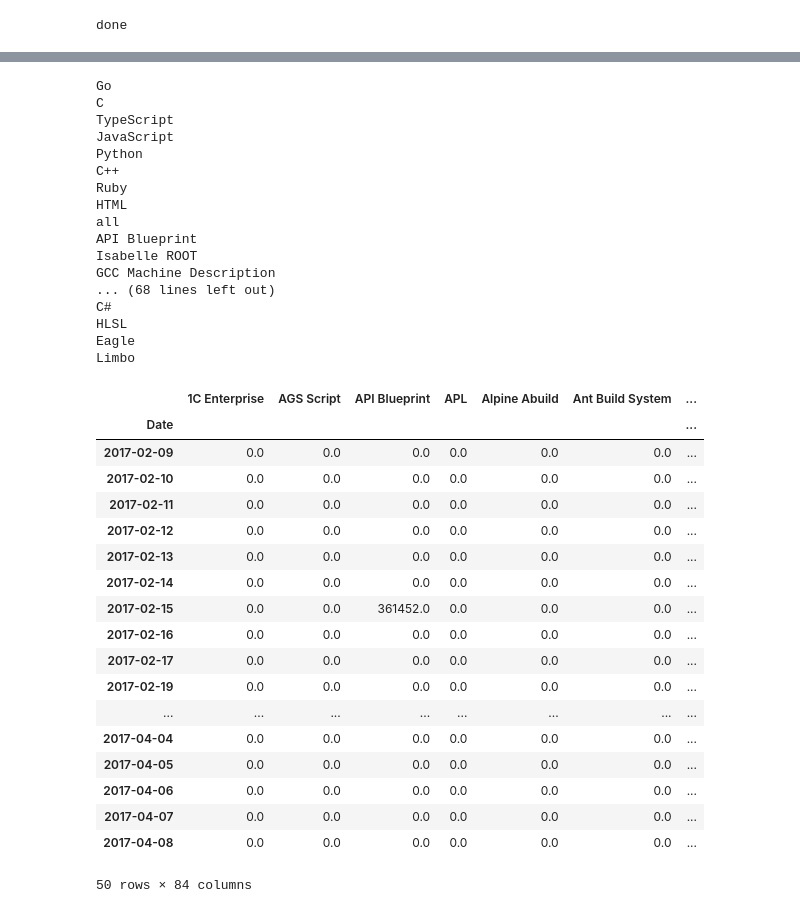
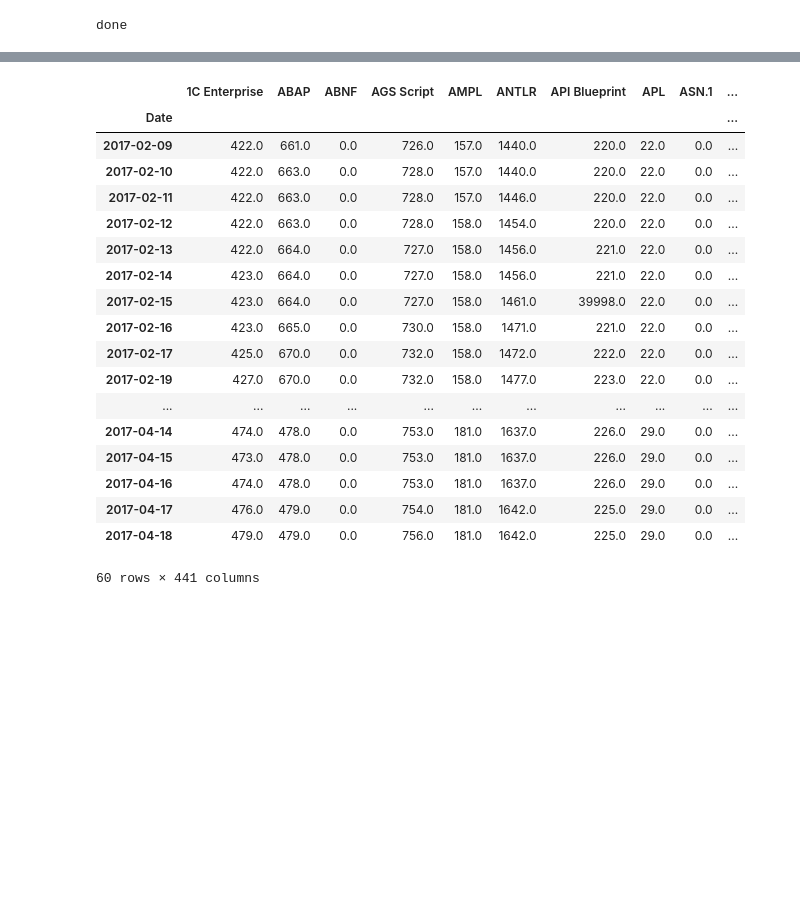
Before and after one commit to armadill-odyssey/reposcrape, a Jupyter notebook: analysis.ipynb, the cells around one changed output, grey strips where cells are left out. Cells and saved outputs as stored; diff of their text form; code cells hidden in the pictures; blank space fills up the shorter version.

```diff
--- a/analysis.ipynb
+++ b/analysis.ipynb
@@ -203,63 +289,48 @@ velocity(reposBy('forks', date, 10))
 # %%
 import numpy as np
 
 """
-stars on a day for a language
+forks on a day for a language
 """
 
 dates = list(alldata.keys())
 dates.sort()
 res = {'Date': dates}
 
 for i, date in enumerate(dates):
-    data = languagesBy('stars', date, 10)
+    data = languagesBy('forks', date)
     for lang, amount in data.items():
+#         print(lang)
         if not lang in res:
-            print(lang)
-            res[lang] = np.zeros(len(dates))
+            res[lang] = np.empty(len(dates))
+            res[lang].fill('-1')
+#         print(res[lang])
         res[lang][i] = amount
 
 df = pd.DataFrame(res)
 df = df.set_index('Date')
 
 df
 # %% [output]
+|  | 1C Enterprise | ABAP | ABNF | AGS Script | AMPL | ANTLR | API Blueprint | APL | ASN.1 | ... |
+| Date |  |  |  |  |  |  |  |  |  | ... |
+| 2017-02-09 | 422.0 | 661.0 | 0.0 | 726.0 | 157.0 | 1440.0 | 220.0 | 22.0 | 0.0 | ... |
+| 2017-02-10 | 422.0 | 663.0 | 0.0 | 728.0 | 157.0 | 1440.0 | 220.0 | 22.0 | 0.0 | ... |
+| 2017-02-11 | 422.0 | 663.0 | 0.0 | 728.0 | 157.0 | 1446.0 | 220.0 | 22.0 | 0.0 | ... |
+| 2017-02-12 | 422.0 | 663.0 | 0.0 | 728.0 | 158.0 | 1454.0 | 220.0 | 22.0 | 0.0 | ... |
+| 2017-02-13 | 422.0 | 664.0 | 0.0 | 727.0 | 158.0 | 1456.0 | 221.0 | 22.0 | 0.0 | ... |
+| 2017-02-14 | 423.0 | 664.0 | 0.0 | 727.0 | 158.0 | 1456.0 | 221.0 | 22.0 | 0.0 | ... |
+| 2017-02-15 | 423.0 | 664.0 | 0.0 | 727.0 | 158.0 | 1461.0 | 39998.0 | 22.0 | 0.0 | ... |
+| 2017-02-16 | 423.0 | 665.0 | 0.0 | 730.0 | 158.0 | 1471.0 | 221.0 | 22.0 | 0.0 | ... |
+| 2017-02-17 | 425.0 | 670.0 | 0.0 | 732.0 | 158.0 | 1472.0 | 222.0 | 22.0 | 0.0 | ... |
+| 2017-02-19 | 427.0 | 670.0 | 0.0 | 732.0 | 158.0 | 1477.0 | 223.0 | 22.0 | 0.0 | ... |
+| ... | ... | ... | ... | ... | ... | ... | ... | ... | ... | ... |
+| 2017-04-14 | 474.0 | 478.0 | 0.0 | 753.0 | 181.0 | 1637.0 | 226.0 | 29.0 | 0.0 | ... |
+| 2017-04-15 | 473.0 | 478.0 | 0.0 | 753.0 | 181.0 | 1637.0 | 226.0 | 29.0 | 0.0 | ... |
+| 2017-04-16 | 474.0 | 478.0 | 0.0 | 753.0 | 181.0 | 1637.0 | 226.0 | 29.0 | 0.0 | ... |
+| 2017-04-17 | 476.0 | 479.0 | 0.0 | 754.0 | 181.0 | 1642.0 | 225.0 | 29.0 | 0.0 | ... |
+| 2017-04-18 | 479.0 | 479.0 | 0.0 | 756.0 | 181.0 | 1642.0 | 225.0 | 29.0 | 0.0 | ... |
-Go
-C
-TypeScript
-JavaScript
-Python
-C++
-Ruby
-HTML
-all
-API Blueprint
-Isabelle ROOT
-GCC Machine Description
-... (68 lines left out)
-C#
-HLSL
-Eagle
-Limbo
+60 rows × 441 columns
-|  | 1C Enterprise | AGS Script | API Blueprint | APL | Alpine Abuild | Ant Build System | ... |
-| Date |  |  |  |  |  |  | ... |
-| 2017-02-09 | 0.0 | 0.0 | 0.0 | 0.0 | 0.0 | 0.0 | ... |
-| 2017-02-10 | 0.0 | 0.0 | 0.0 | 0.0 | 0.0 | 0.0 | ... |
-| 2017-02-11 | 0.0 | 0.0 | 0.0 | 0.0 | 0.0 | 0.0 | ... |
-| 2017-02-12 | 0.0 | 0.0 | 0.0 | 0.0 | 0.0 | 0.0 | ... |
-| 2017-02-13 | 0.0 | 0.0 | 0.0 | 0.0 | 0.0 | 0.0 | ... |
-| 2017-02-14 | 0.0 | 0.0 | 0.0 | 0.0 | 0.0 | 0.0 | ... |
-| 2017-02-15 | 0.0 | 0.0 | 361452.0 | 0.0 | 0.0 | 0.0 | ... |
-| 2017-02-16 | 0.0 | 0.0 | 0.0 | 0.0 | 0.0 | 0.0 | ... |
-| 2017-02-17 | 0.0 | 0.0 | 0.0 | 0.0 | 0.0 | 0.0 | ... |
-| 2017-02-19 | 0.0 | 0.0 | 0.0 | 0.0 | 0.0 | 0.0 | ... |
-| ... | ... | ... | ... | ... | ... | ... | ... |
-| 2017-04-04 | 0.0 | 0.0 | 0.0 | 0.0 | 0.0 | 0.0 | ... |
-| 2017-04-05 | 0.0 | 0.0 | 0.0 | 0.0 | 0.0 | 0.0 | ... |
-| 2017-04-06 | 0.0 | 0.0 | 0.0 | 0.0 | 0.0 | 0.0 | ... |
-| 2017-04-07 | 0.0 | 0.0 | 0.0 | 0.0 | 0.0 | 0.0 | ... |
-| 2017-04-08 | 0.0 | 0.0 | 0.0 | 0.0 | 0.0 | 0.0 | ... |
-50 rows × 84 columns
 # %%
 import numpy as np
 
```
Also changed, not shown: parts of 20 cells of this notebook, 1 other file.
